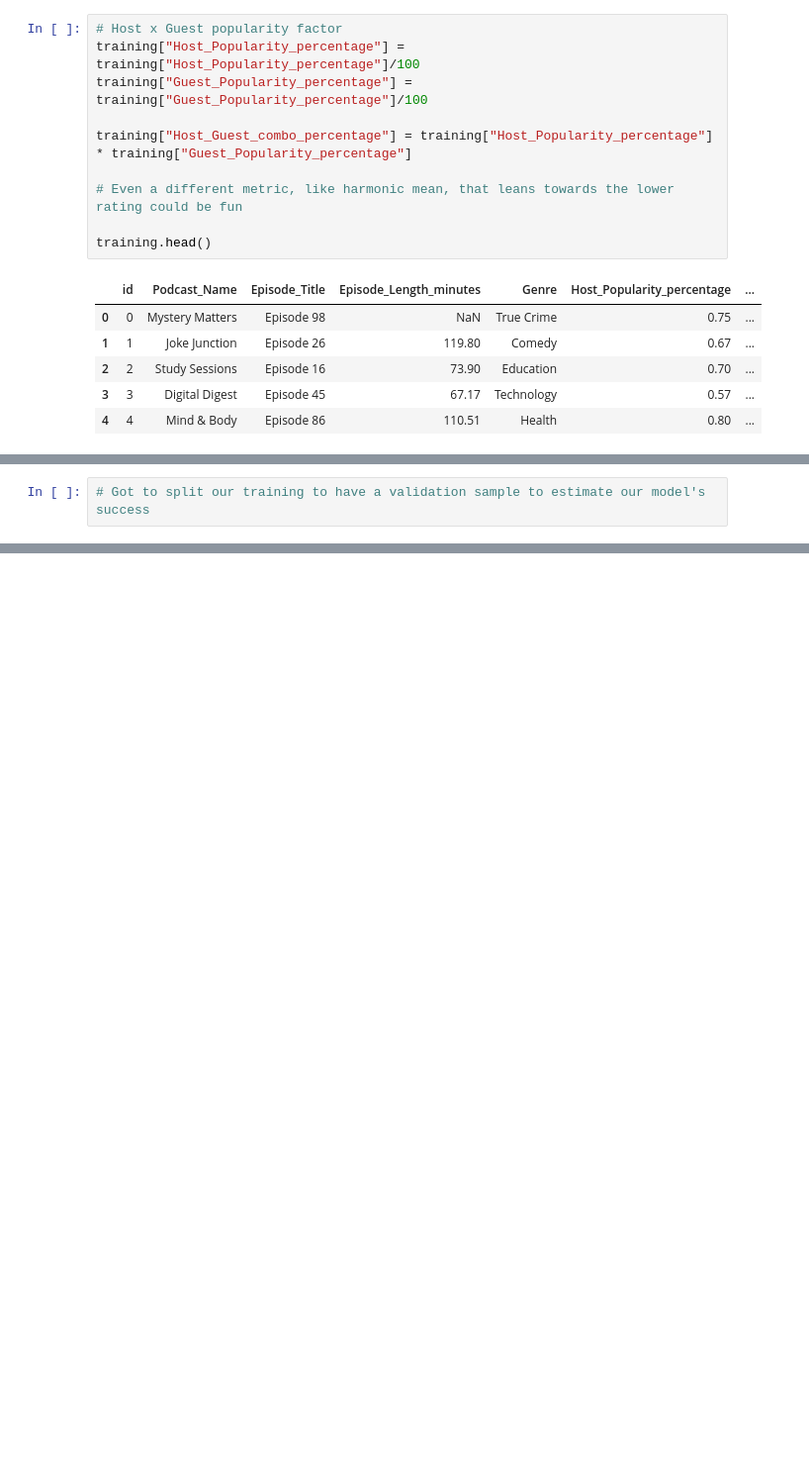
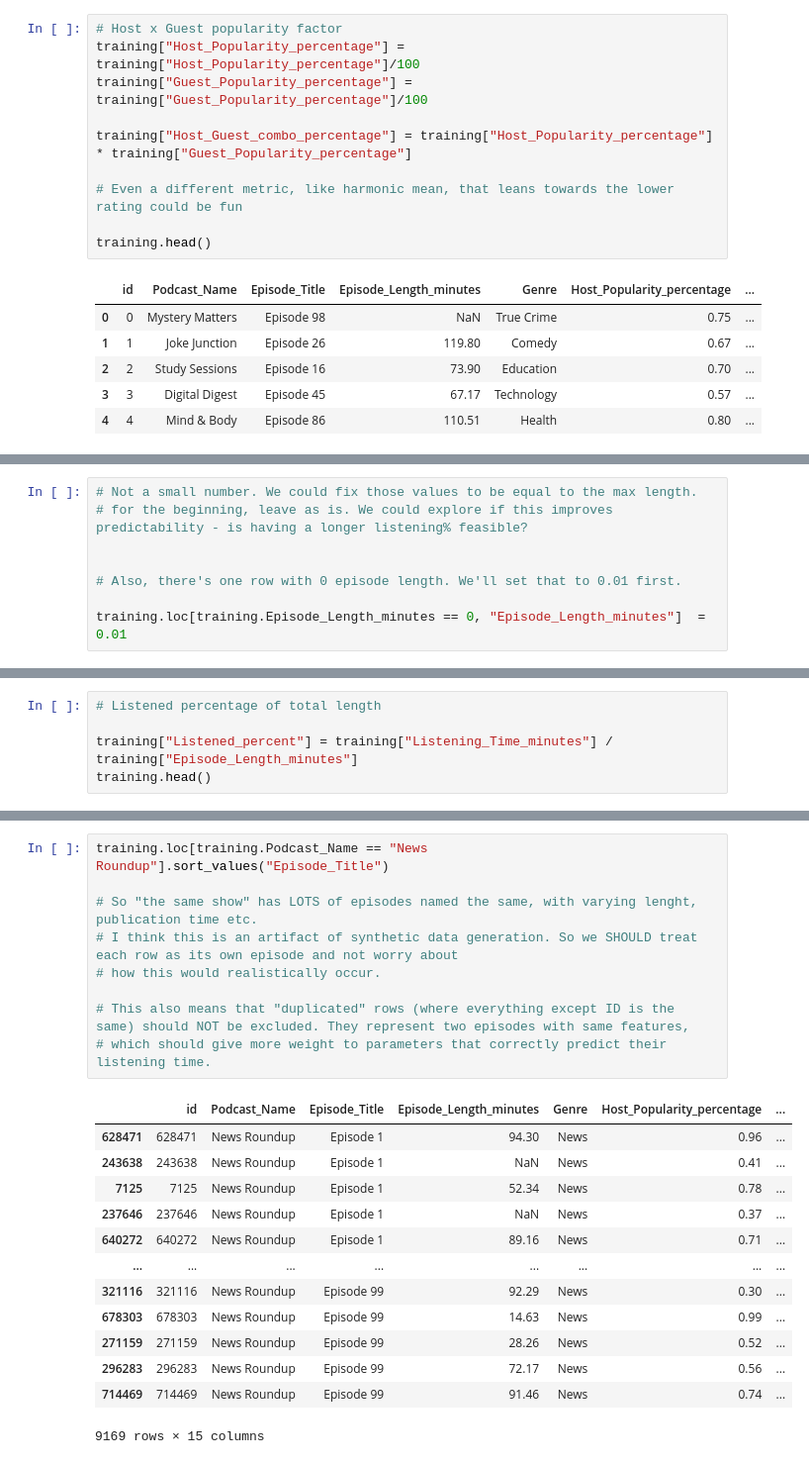
Before and after one commit to Mkranj/podcast_listening_time, a Jupyter notebook: EDA.ipynb, the cells around one changed output, grey strips where cells are left out. Shown at 99% size. Saved outputs shown, nothing was run; the diff lists cells and outputs as text; blank space fills up the shorter version.

```diff
--- a/EDA.ipynb
+++ b/EDA.ipynb
@@ -99,0 +117,8 @@ training.head()
+# %%
+# Not a small number. We could fix those values to be equal to the max length.
+# for the beginning, leave as is. We could explore if this improves predictability - is having a longer listening% feasible?
+
+
+# Also, there's one row with 0 episode length. We'll set that to 0.01 first.
+
+training.loc[training.Episode_Length_minutes == 0, "Episode_Length_minutes"]  = 0.01
@@ -100,2 +129,5 @@ training.head()
 # %%
-# Got to split our training to have a validation sample to estimate our model's success
+# Listened percentage of total length
+
+training["Listened_percent"] = training["Listening_Time_minutes"] / training["Episode_Length_minutes"]
+training.head()
@@ -101,0 +187,23 @@ training.head()
+# %%
+training.loc[training.Podcast_Name == "News Roundup"].sort_values("Episode_Title")
+
+# So "the same show" has LOTS of episodes named the same, with varying lenght, publication time etc.
+# I think this is an artifact of synthetic data generation. So we SHOULD treat each row as its own episode and not worry about
+# how this would realistically occur.
+
+# This also means that "duplicated" rows (where everything except ID is the same) should NOT be excluded. They represent two episodes with same features,
+# which should give more weight to parameters that correctly predict their listening time.
+# %% [output]
+|  | id | Podcast_Name | Episode_Title | Episode_Length_minutes | Genre | Host_Popularity_percentage | ... |
+| 628471 | 628471 | News Roundup | Episode 1 | 94.30 | News | 0.96 | ... |
+| 243638 | 243638 | News Roundup | Episode 1 | NaN | News | 0.41 | ... |
+| 7125 | 7125 | News Roundup | Episode 1 | 52.34 | News | 0.78 | ... |
+| 237646 | 237646 | News Roundup | Episode 1 | NaN | News | 0.37 | ... |
+| 640272 | 640272 | News Roundup | Episode 1 | 89.16 | News | 0.71 | ... |
+| ... | ... | ... | ... | ... | ... | ... | ... |
+| 321116 | 321116 | News Roundup | Episode 99 | 92.29 | News | 0.30 | ... |
+| 678303 | 678303 | News Roundup | Episode 99 | 14.63 | News | 0.99 | ... |
+| 271159 | 271159 | News Roundup | Episode 99 | 28.26 | News | 0.52 | ... |
+| 296283 | 296283 | News Roundup | Episode 99 | 72.17 | News | 0.56 | ... |
+| 714469 | 714469 | News Roundup | Episode 99 | 91.46 | News | 0.74 | ... |
+9169 rows × 15 columns
```
Also changed, not shown: parts of 6 cells of this notebook.
